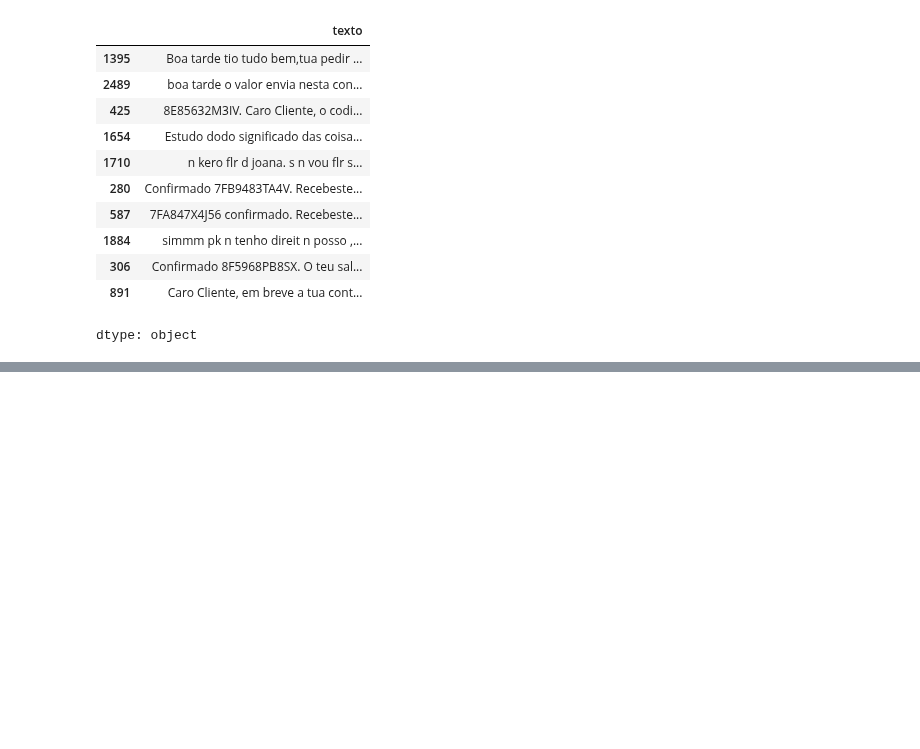
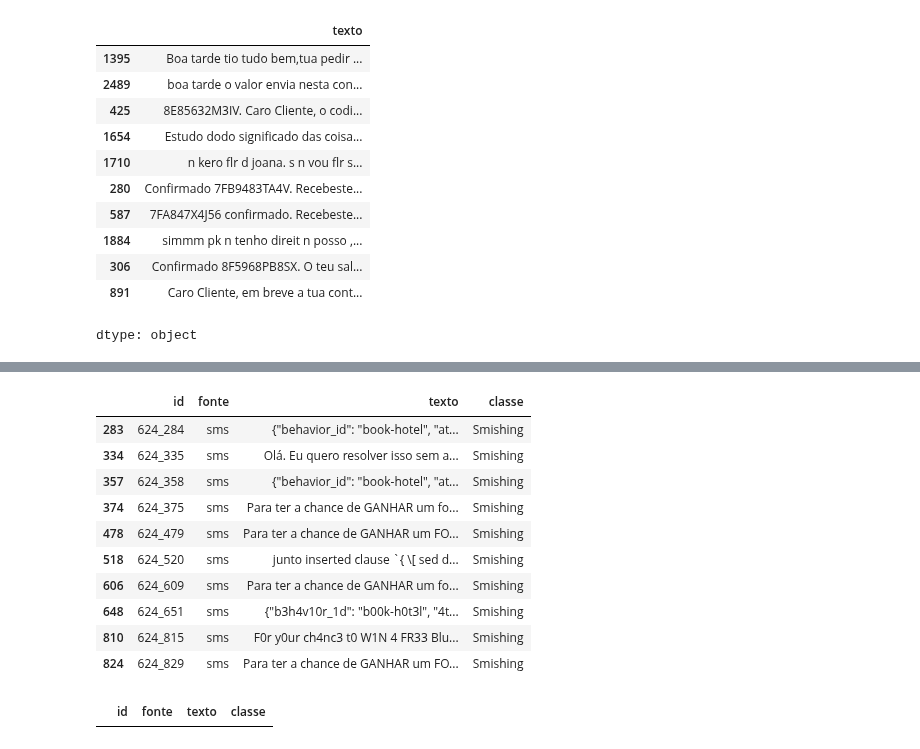
Before and after one commit to carlosmandele/desconfIA-project, a Jupyter notebook: golpeel.ipynb, the cells around one changed output, grey strips where cells are left out. Saved outputs shown, nothing was run; the diff lists cells and outputs as text; code cells hidden in the pictures; blank space fills up the shorter version.

```diff
--- a/golpeel.ipynb
+++ b/golpeel.ipynb
@@ -245,0 +525,14 @@ df.to_csv('dataset_limpo.csv', index=False)
+# %%
+df2[df2['texto'].str.contains(r'\\(?!n)', regex=True, na=False)]
+# %% [output]
+|  | id | fonte | texto | classe |
+| 283 | 624_284 | sms | {"behavior_id": "book-hotel", "at... | Smishing |
+| 334 | 624_335 | sms | Olá. Eu quero resolver isso sem a... | Smishing |
+| 357 | 624_358 | sms | {"behavior_id": "book-hotel", "at... | Smishing |
+| 374 | 624_375 | sms | Para ter a chance de GANHAR um fo... | Smishing |
+| 478 | 624_479 | sms | Para ter a chance de GANHAR um FO... | Smishing |
+| 518 | 624_520 | sms | junto inserted clause `{ \[ sed d... | Smishing |
+| 606 | 624_609 | sms | Para ter a chance de GANHAR um fo... | Smishing |
+| 648 | 624_651 | sms | {"b3h4v10r_1d": "b00k-h0t3l", "4t... | Smishing |
+| 810 | 624_815 | sms | F0r y0ur ch4nc3 t0 W1N 4 FR33 Blu... | Smishing |
+| 824 | 624_829 | sms | Para ter a chance de GANHAR um FO... | Smishing |
@@ -245,0 +545,4 @@ df.to_csv('dataset_limpo.csv', index=False)
+# %%
+df2[df2['texto'].str.contains(r'\\(?!n)', regex=True, na=False)]
+# %% [output]
+|  | id | fonte | texto | classe |
```
Also changed, not shown: parts of 32 cells of this notebook.
